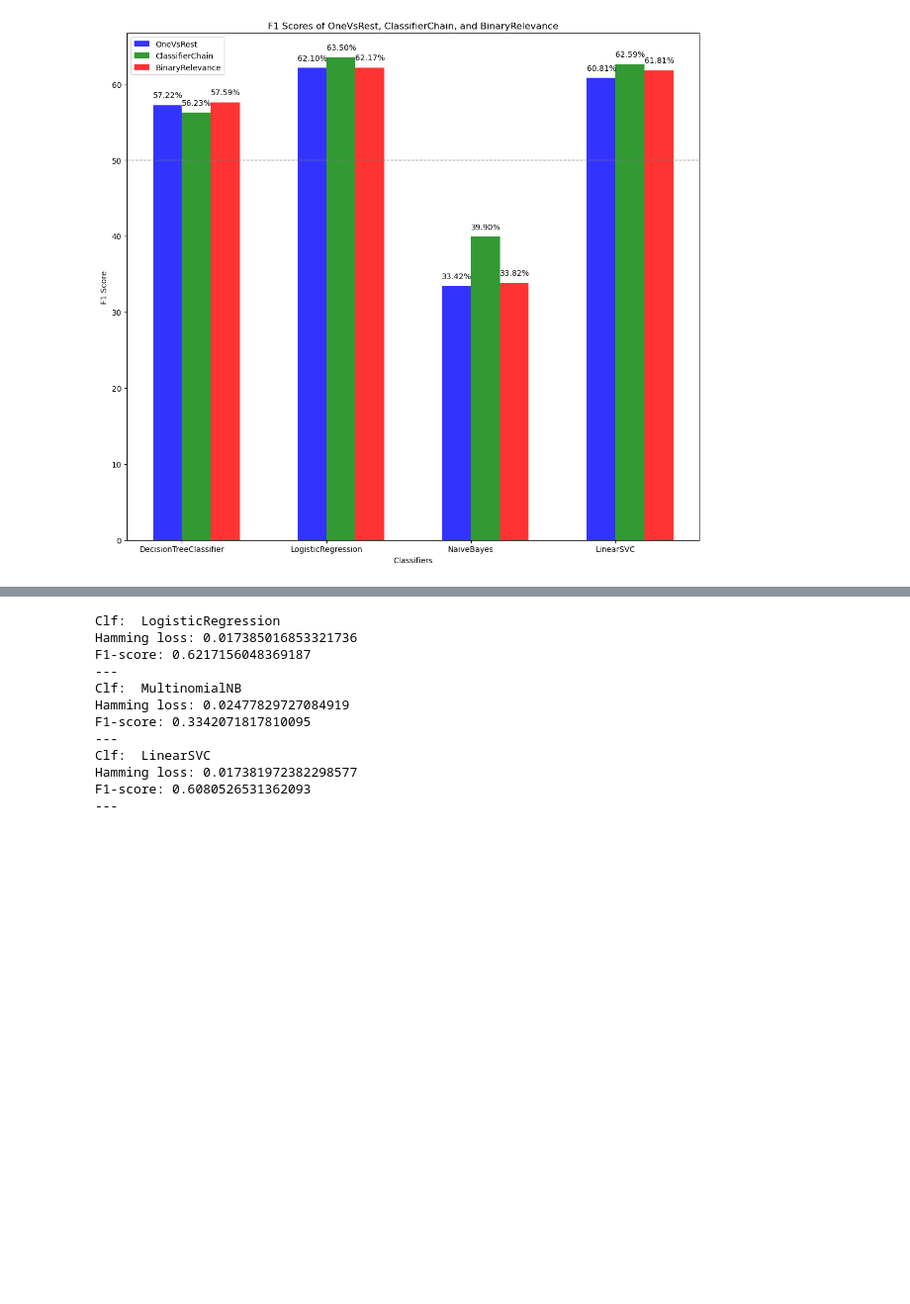
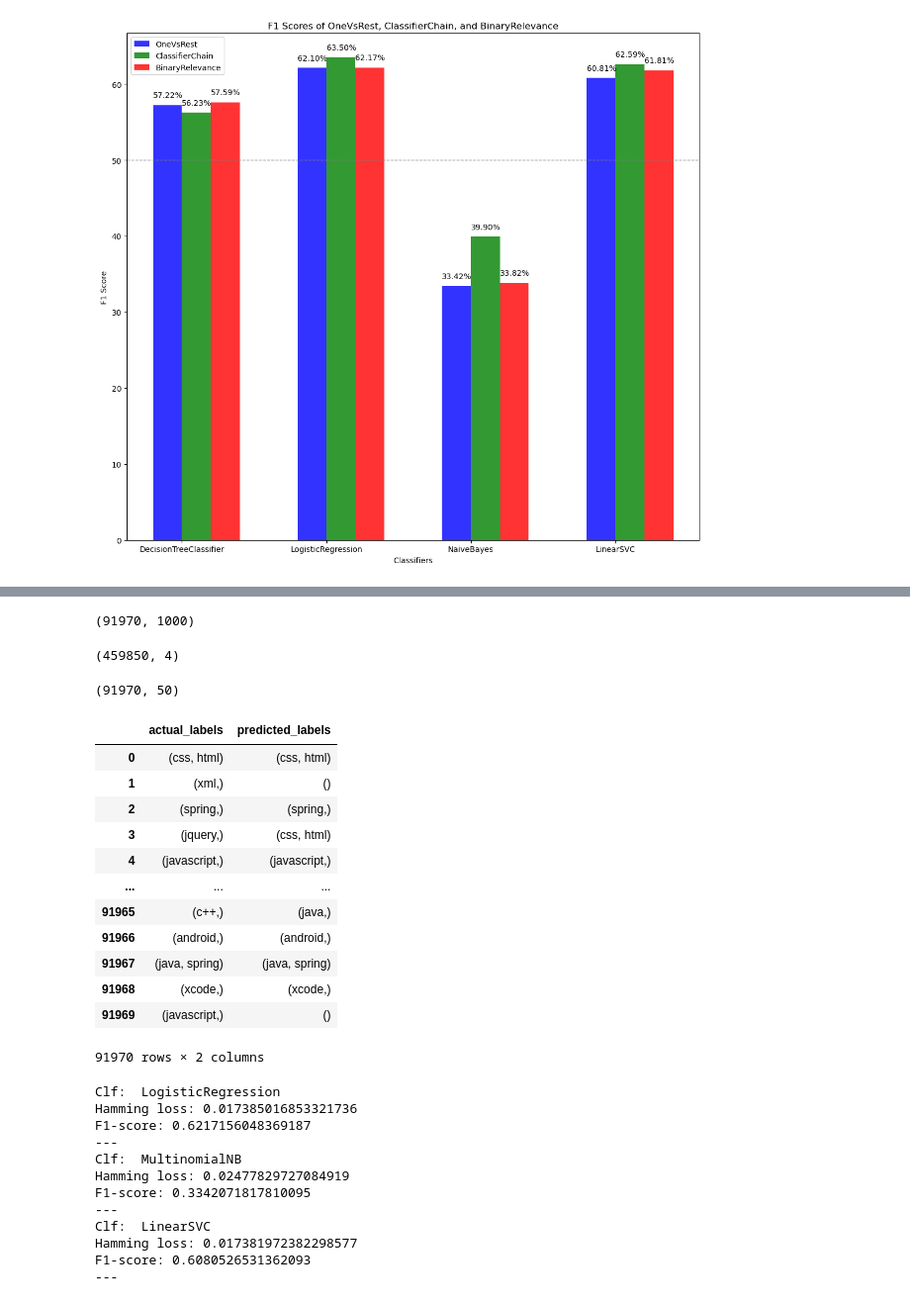
Before and after one commit to ii-varsha-ii/stackoverflow-tags-prediction, a Jupyter notebook: code/StackOverflow-Tags-Prediction-Notebook.ipynb, the cells around one changed output, grey strips where cells are left out. Shown: that part at 99% size. Drawn from its saved outputs; the diff is of its cells as text; code cells hidden in the pictures; blank space fills up the shorter version.

Commit message:
prediction

```diff
--- a/code/StackOverflow-Tags-Prediction-Notebook.ipynb
+++ b/code/StackOverflow-Tags-Prediction-Notebook.ipynb
@@ -954,0 +901,6 @@ plt.show()
+# %%
+lr = LogisticRegression(random_state=42, max_iter=1000)
+clf1 = ClassifierChain(lr, verbose=10)
+clf1.fit(X_train, y_train)
+y_pred_1 = clf1.predict(X_test)
+print_score(y_pred_1, lr)
@@ -955,3 +925,38 @@ plt.show()
+# %%
+X_test.shape
+# %% [output]
+(91970, 1000)
+# %%
+merged_df.shape
+# %% [output]
+(459850, 4)
+# %%
+y_pred_1.shape
+# %% [output]
+(91970, 50)
+# %%
+y_pred_labels = multilabel_binarizer.inverse_transform(y_pred_1)
+y_true_labels = multilabel_binarizer.inverse_transform(y_test)
+
+# Create a new dataframe with the text, body, actual labels, and predicted labels
+results = pd.DataFrame({'actual_labels': y_true_labels, 'predicted_labels': y_pred_labels})
+
+# Print the results
+results
+# %% [output]
+|  | actual_labels | predicted_labels |
+| 0 | (css, html) | (css, html) |
+| 1 | (xml,) | () |
+| 2 | (spring,) | (spring,) |
+| 3 | (jquery,) | (css, html) |
+| 4 | (javascript,) | (javascript,) |
+| ... | ... | ... |
+| 91965 | (c++,) | (java,) |
+| 91966 | (android,) | (android,) |
+| 91967 | (java, spring) | (java, spring) |
+| 91968 | (xcode,) | (xcode,) |
+| 91969 | (javascript,) | () |
+91970 rows × 2 columns
 # %%
 from skmultilearn.problem_transform import BinaryRelevance
 # Define base classifiers
```
Also changed, not shown: parts of 3 cells of this notebook.
